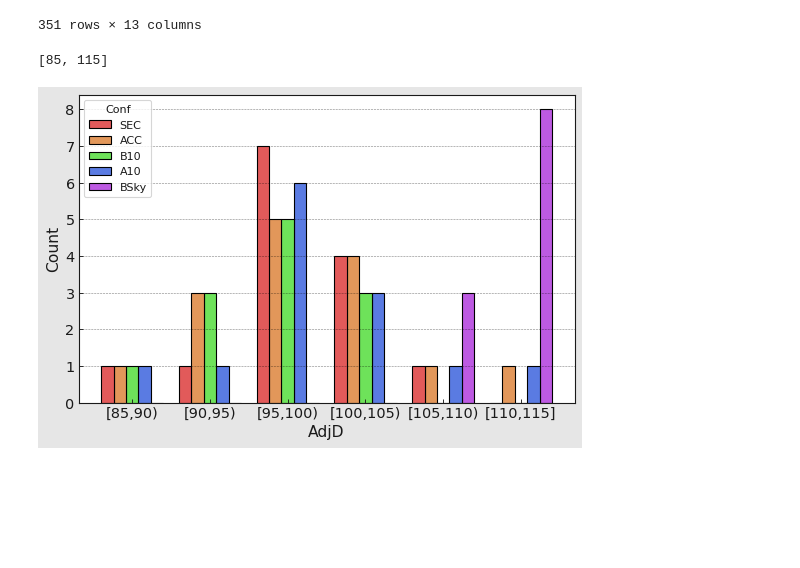
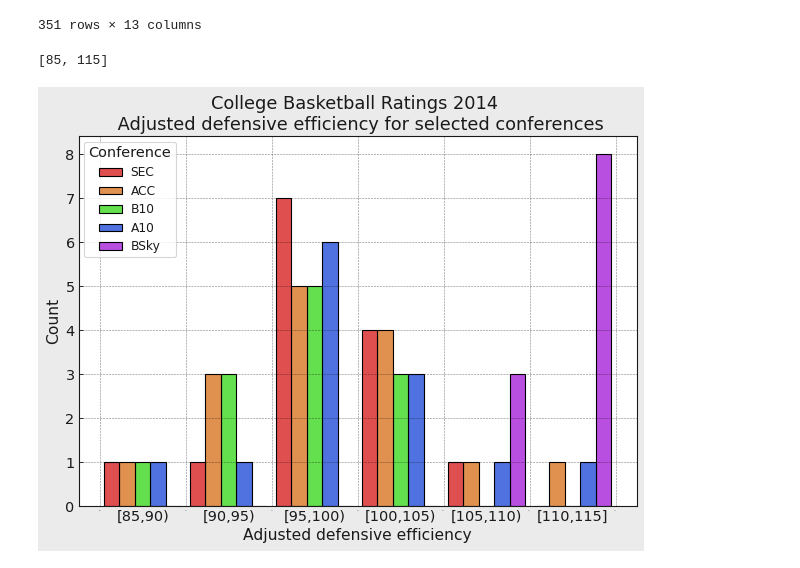
Before and after one commit to PhilKofoed/AMAS2023, a Jupyter notebook: Philip/Problemset 1/Problemset1.ipynb, the cells around one changed output. Cells and saved outputs as stored; diff of their text form; code cells hidden in the pictures; blank space fills up the shorter version.

Commit message:
plot corrected

```diff
--- a/Philip/Problemset 1/Problemset1.ipynb
+++ b/Philip/Problemset 1/Problemset1.ipynb
@@ -88,25 +88,32 @@ display(data_2014)
 # %%
 conf_interest = ["ACC", "SEC", "B10", "BSky", "A10"]
 conf_mask_2014 = [conf in conf_interest for conf in data_2014["Conf"]]
 data_2014_confselect = data_2014.iloc[conf_mask_2014]
 # sns.set_palette(sns.color_palette(plt.get_cmap))
 fig, ax = plt.subplots()
 # print(plt.prop_cycle())
 binwidth = 5
 datarange = [np.min(data_2014_confselect["AdjD"].to_numpy(dtype=np.float64)), np.max(data_2014_confselect["AdjD"].to_numpy(dtype=np.float64))]
 binrange = [int(datarange[0] - datarange[0]%binwidth), int(datarange[1] + (binwidth - datarange[1]%binwidth))]
 print(binrange)
-sns.histplot(x = "AdjD", data = data_2014_confselect, hue = "Conf", binwidth=binwidth, binrange=binrange, multiple = "dodge", ax = ax,  shrink = 0.8)
+plot1 = sns.histplot(x = "AdjD", data = data_2014_confselect, hue = "Conf", binwidth=binwidth, binrange=binrange, multiple = "dodge", ax = ax,  shrink = 0.9, alpha = 0.8)
 ticks_pos = [edge + binwidth/2 for edge in range(*binrange, binwidth)]
 ticks_name = [f"[{edge:.0f},{edge+binwidth:.0f})" for edge in range(*binrange, binwidth)]
 ticks_name[-1] = ticks_name[-1].replace(")", "]")
-ax.set_xticks(ticks_pos)
-ax.set_xticklabels(ticks_name)
+ax.set_xticks(ticks_pos, minor = True)
+ax.set_xticklabels(ticks_name, minor = True)
+ax.tick_params(axis = "x", which = "minor", length = 0)
+ax.tick_params(axis = "x", which = "major", labelsize = 0, length = 0)
+ax.set(xlabel = "Adjusted defensive efficiency", title = "College Basketball Ratings 2014 \n Adjusted defensive efficiency for selected conferences")
+# ax.grid(False, axis = "x")
 # ax.xaxis.set_tick_params(width = 55, color = "k", size = 1.5)
 # ax.xaxis.set_ticks_position("bottum")
-ax.axis
-ax.grid(False, axis = "x")
-# ax.legend()
+ax.legend_.set_title("Conference")
+plt.setp(ax.get_legend().get_title(), fontsize='13')
+plt.setp(ax.get_legend().get_texts(), fontsize='11')
+plt.savefig("AdjD_plot.png")
+# ax.legend_.set_title_fontsize(12)
+# plt.legend(labels = plot1.legend_.texts, title = "Conference", title_fontsize = 10)
 # %% [output]
 [85, 115]
-[figure, old version]
+[figure, new version]
```
Also changed, not shown: 2 other files.
